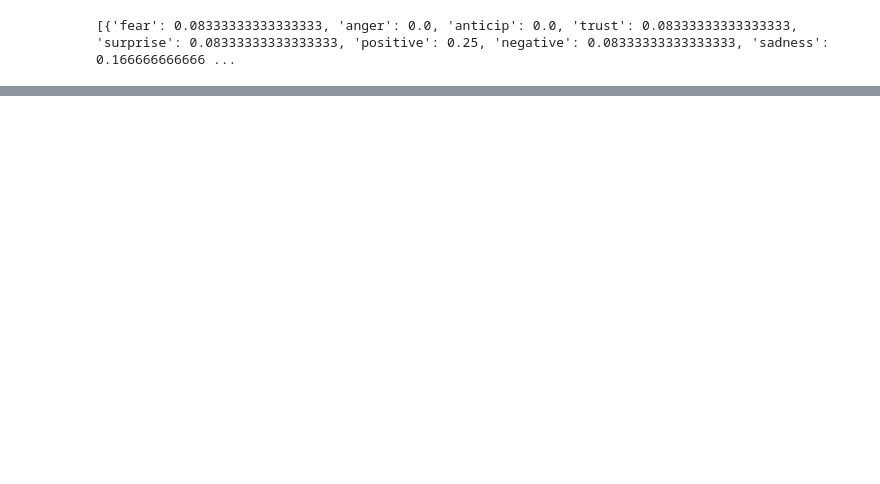
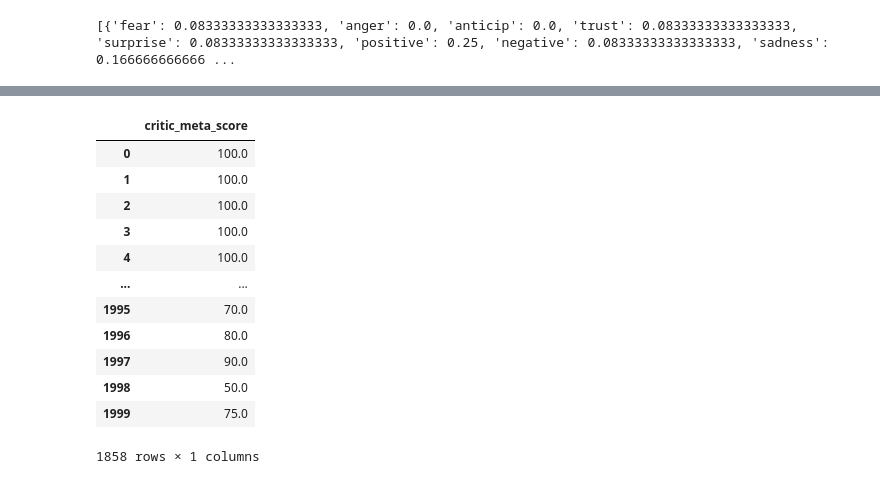
Before and after one commit to michaelangelo-kodjoe/TV_shows_ML_Analysis, a Jupyter notebook: Initial_NN_Model.ipynb, the cells around one changed output, grey strips where cells are left out. Cells and saved outputs as stored; diff of their text form; code cells hidden in the pictures; blank space fills up the shorter version.

```diff
--- a/Initial_NN_Model.ipynb
+++ b/Initial_NN_Model.ipynb
@@ -179,2 +197,25 @@ df_merged
+# %%
+x_list = ['fear','anger', 'trust', 'surprise', 'positive', 'negative', 'sadness',
+       'disgust', 'joy']
+y_list = ['critic_meta_score']
+
+x = df_merged[x_list]
+y = df_merged[y_list]
+# %%
+y
+# %% [output]
+|  | critic_meta_score |
+| 0 | 100.0 |
+| 1 | 100.0 |
+| 2 | 100.0 |
+| 3 | 100.0 |
+| 4 | 100.0 |
+| ... | ... |
+| 1995 | 70.0 |
+| 1996 | 80.0 |
+| 1997 | 90.0 |
+| 1998 | 50.0 |
+| 1999 | 75.0 |
+1858 rows × 1 columns
 # %%
 df_merged.to_csv('tv_emotions_data.csv')
```
Also changed, not shown: parts of 11 cells of this notebook, 2 other files.
